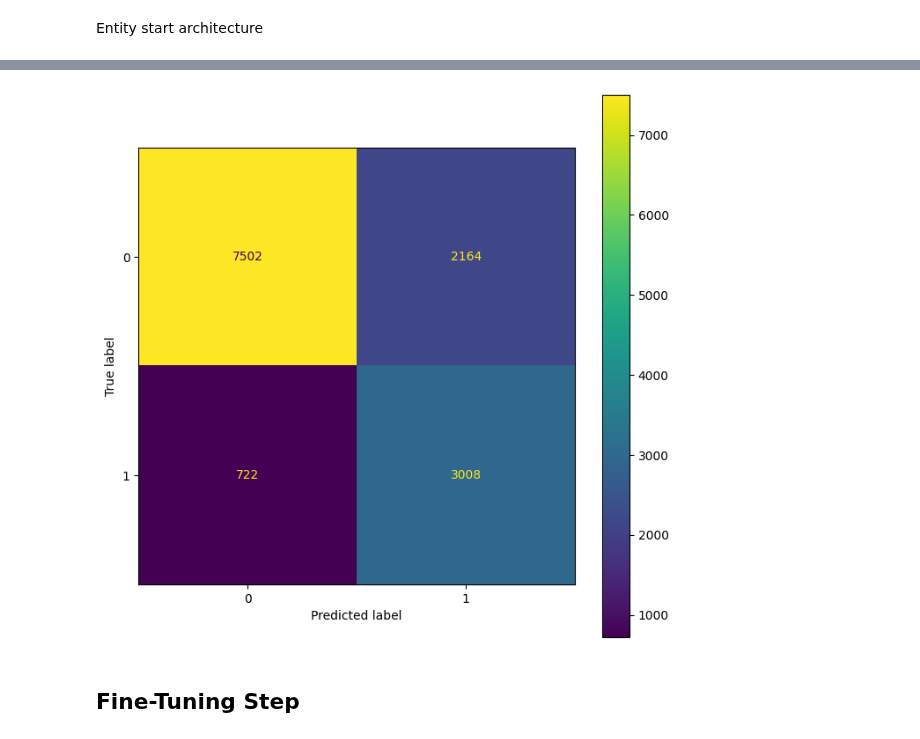
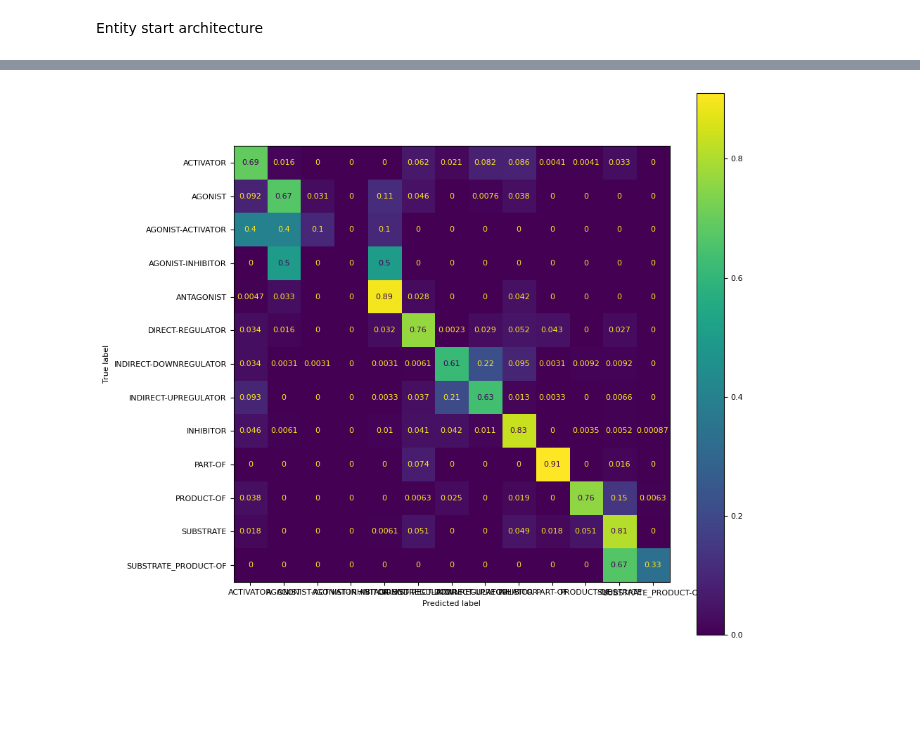
Before and after one commit to ChloeMorgana/Dissertation-Project, a Jupyter notebook: PubMedBERT.ipynb, the cells around one changed output, grey strips where cells are left out. Saved outputs shown, nothing was run; the diff lists cells and outputs as text; code cells hidden in the pictures; blank space fills up the shorter version.

```diff
--- a/PubMedBERT.ipynb
+++ b/PubMedBERT.ipynb
@@ -437,11 +456 @@ from sklearn.metrics import plot_confusion_matrix, classification_report
 import matplotlib.pyplot as plt
-# %%
-lr_clf = LogisticRegression(solver='saga', class_weight = 'balanced')
-
-#Fits the model to the training data
-lr_clf.fit(cls_embeddings, int_lab)
-
-#Tests the model using the test data
-lr_clf.score(dev_cls, dev_int_lab)
-
-print(classification_report(dev_int_lab, lr_clf.predict(dev_cls)))
@@ -455,15 +458,16 @@ plt.show()
 Classifying these using logistic regression
 # %%
 #Defines a logistic regression classifier
-lr_clf = LogisticRegression(solver='saga', class_weight = 'balanced')
-
+#lr_clf = LogisticRegression(solver='saga', class_weight = 'balanced')
+lr_clf = LogisticRegression(C=10, solver='newton-cg', class_weight = 'balanced')
 #Fits the model to the training data
 lr_clf.fit(cls_embeddings, doc_lab)
 
 #Tests the model using the test data
-lr_clf.score(dev_cls, dev_doc_lab)
+#lr_clf.score(dev_cls, dev_doc_lab)
 
 print(classification_report(dev_doc_lab, lr_clf.predict(dev_cls)))
+#print(classification_report(doc_lab, lr_clf.predict(cls_embeddings)))
 # %% [output]
                         precision    recall  f1-score   support
 
@@ -488,7 +491,8 @@ INDIRECT-DOWNREGULATOR       0.24      0.68      0.36       326
 # %%
-fig, ax = plt.subplots(figsize=(8, 8))
-
-plot_confusion_matrix(lr_clf, dev_cls, dev_doc_lab, ax=ax)
+#fig, ax = plt.subplots(figsize=(8, 8))
+fig, ax = plt.subplots(figsize=(10,10))
+plt.rcParams.update({'font.size': 8})
+plot_confusion_matrix(lr_clf, dev_cls, dev_doc_lab, ax=ax, normalize='true')
 plt.savefig("cls_mult.png")
 plt.show()
 # %% [output]
@@ -526,11 +500,13 @@ plt.show()
 # %% [markdown]
 Entity start architecture
 # %%
-lr_clf = LogisticRegression(solver='saga', class_weight ='balanced')
+#lr_clf = LogisticRegression(solver='saga', class_weight ='balanced')
+lr_clf = LogisticRegression(C=10, solver='newton-cg', class_weight = 'balanced')
 #lr_clf.fit(start_train_features, start_train_labels)
-lr_clf.fit(entity_embeddings, int_lab)
-lr_clf.score(dev_ent, dev_int_lab)
+lr_clf.fit(entity_embeddings, doc_lab)
+lr_clf.score(dev_ent, dev_doc_lab)
 
 #print(classification_report(start_test_labels, lr_clf.predict(start_test_features)))
-print(classification_report(dev_int_lab, lr_clf.predict(dev_ent)))
+print(classification_report(dev_doc_lab, lr_clf.predict(dev_ent)))
+#print(classification_report(doc_lab, lr_clf.predict(entity_embeddings)))
 # %% [output]
@@ -545,8 +532,10 @@ weighted avg       0.82      0.78      0.79     13396
 # %%
-fig, ax = plt.subplots(figsize=(8, 8))
-#plot_confusion_matrix(lr_clf, start_test_features, start_test_labels, ax=ax)
-plot_confusion_matrix(lr_clf, dev_ent, dev_int_lab, ax=ax)
-plt.savefig("ent_bin.png")
+#fig, ax = plt.subplots(figsize=(8, 8))
+fig, ax = plt.subplots(figsize=(10,10))
+plt.rcParams.update({'font.size': 8})
+plot_confusion_matrix(lr_clf, dev_ent, dev_doc_lab, ax=ax, normalize='true')#, cmap='Blues')
+#confusion_matrix(lr_clf, dev_ent, dev_doc_lab, ax=ax, normalize='true', cmap='Blues')
+plt.savefig("ent_mult.png")
 plt.show()
 # %% [output]
-[figure, old version]
+[figure, new version]
@@ -595,2 +541,0 @@ plt.show()
-# %% [markdown]
-## Fine-Tuning Step
```
Also changed, not shown: parts of 37 cells of this notebook.
